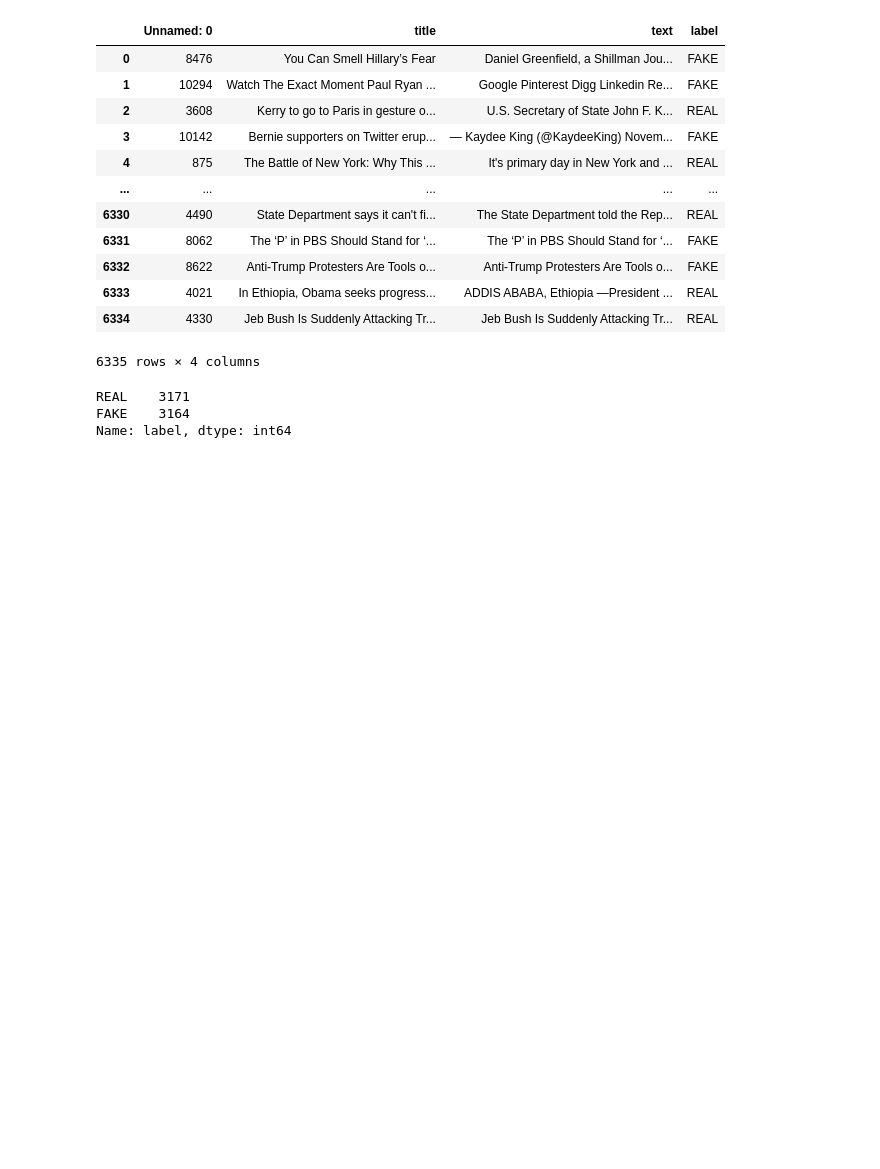
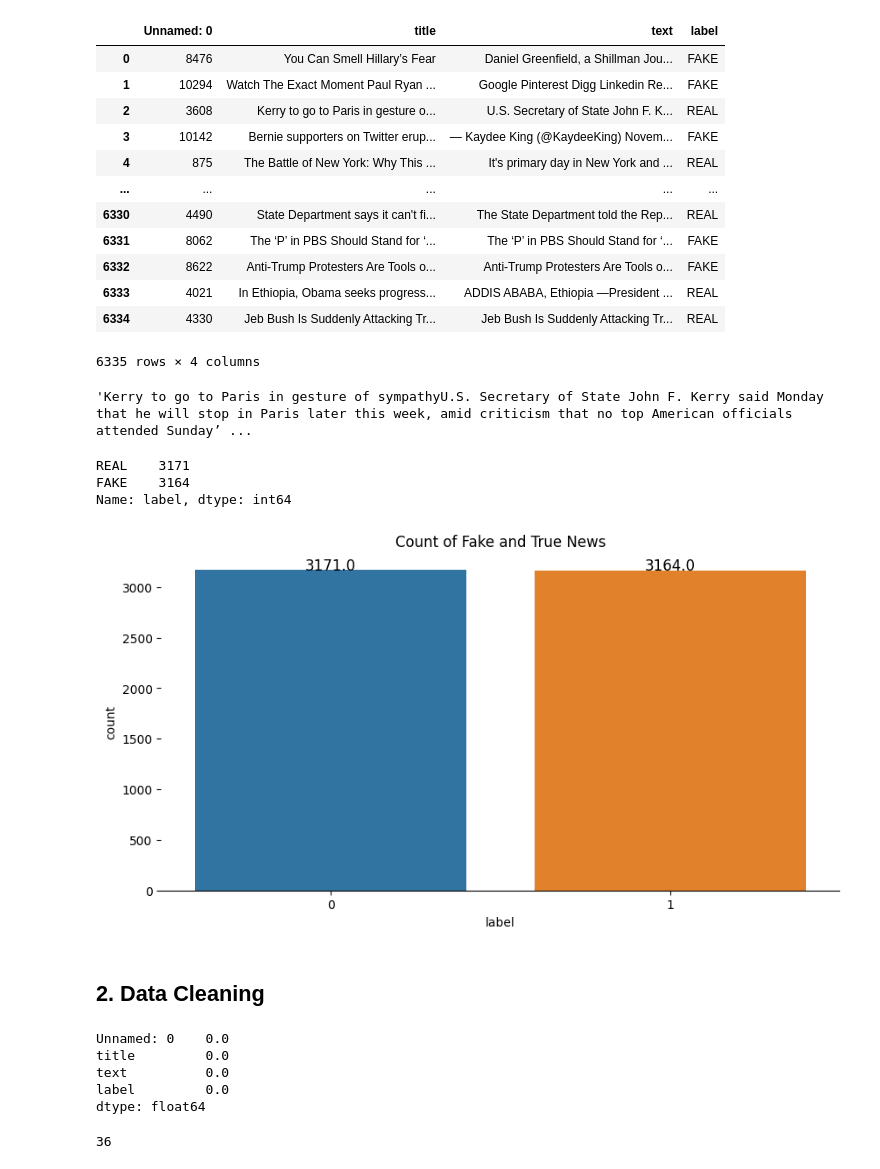
Before and after one commit to JoshMusira/CognoRise-Infotech, a Jupyter notebook: FAKE NEWS PREDICTION- 003/Fake News Model.ipynb, the cells around one changed output. Saved outputs shown, nothing was run; the diff lists cells and outputs as text; code cells hidden in the pictures; blank space fills up the shorter version.

Commit message:
complete fake news project and API building with fastAPI

```diff
--- a/FAKE NEWS PREDICTION- 003/Fake News Model.ipynb
+++ b/FAKE NEWS PREDICTION- 003/Fake News Model.ipynb
@@ -20,6 +22,10 @@ new_data
 | 6333 | 4021 | In Ethiopia, Obama seeks progress... | ADDIS ABABA, Ethiopia —President ... | REAL |
 | 6334 | 4330 | Jeb Bush Is Suddenly Attacking Tr... | Jeb Bush Is Suddenly Attacking Tr... | REAL |
 6335 rows × 4 columns
+# %%
+new_data['text'][2]
+# %% [output]
+'Kerry to go to Paris in gesture of sympathyU.S. Secretary of State John F. Kerry said Monday that he will stop in Paris later this week, amid criticism that no top American officials attended Sunday’ ...
 # %%
 new_data['label'].value_counts()
 # %% [output]
@@ -29,3 +35,46 @@ Name: label, dtype: int64
 # %%
 # Apply a  function to the 'label' column to convert 'FAKE' to 1 and anything else to 0
 new_data['label'] = new_data['label'].apply(lambda x: 1 if x == 'FAKE' else 0)
+# %%
+# Creating a count plot for category column
+fig = plt.figure(figsize=(10,5))
+
+
+
+graph = sns.countplot(x="label", data=new_data)
+plt.title("Count of Fake and True News")
+
+# Removing boundary
+graph.spines["right"].set_visible(False)
+graph.spines["top"].set_visible(False)
+graph.spines["left"].set_visible(False)
+
+# Annoting bars with the counts
+for p in graph.patches:
+        height = p.get_height()
+        graph.text(p.get_x()+p.get_width()/2., height + 0.2,height ,ha="center",fontsize=12)
+# %% [output]
+[figure, added]
+# %% [markdown]
+## 2. Data Cleaning
+# %%
+# Checking the missing values in each columns in percentage
+new_data.isna().sum()*100/len(new_data)
+# %% [output]
+Unnamed: 0    0.0
+title         0.0
+text          0.0
+label         0.0
+dtype: float64
+# %%
+# Checking if there is empty string in TEXT column
+blanks=[]
+
+# index,label and review of the doc
+for index,text in new_data["text"].items(): # it will iter through index,label and review
+    if text.isspace(): # if there is a space
+        blanks.append(index) #it will be noted down in empty list
+
+len(blanks)
+# %% [output]
+36
```
Also changed, not shown: parts of 30 cells of this notebook, 6 other files.
